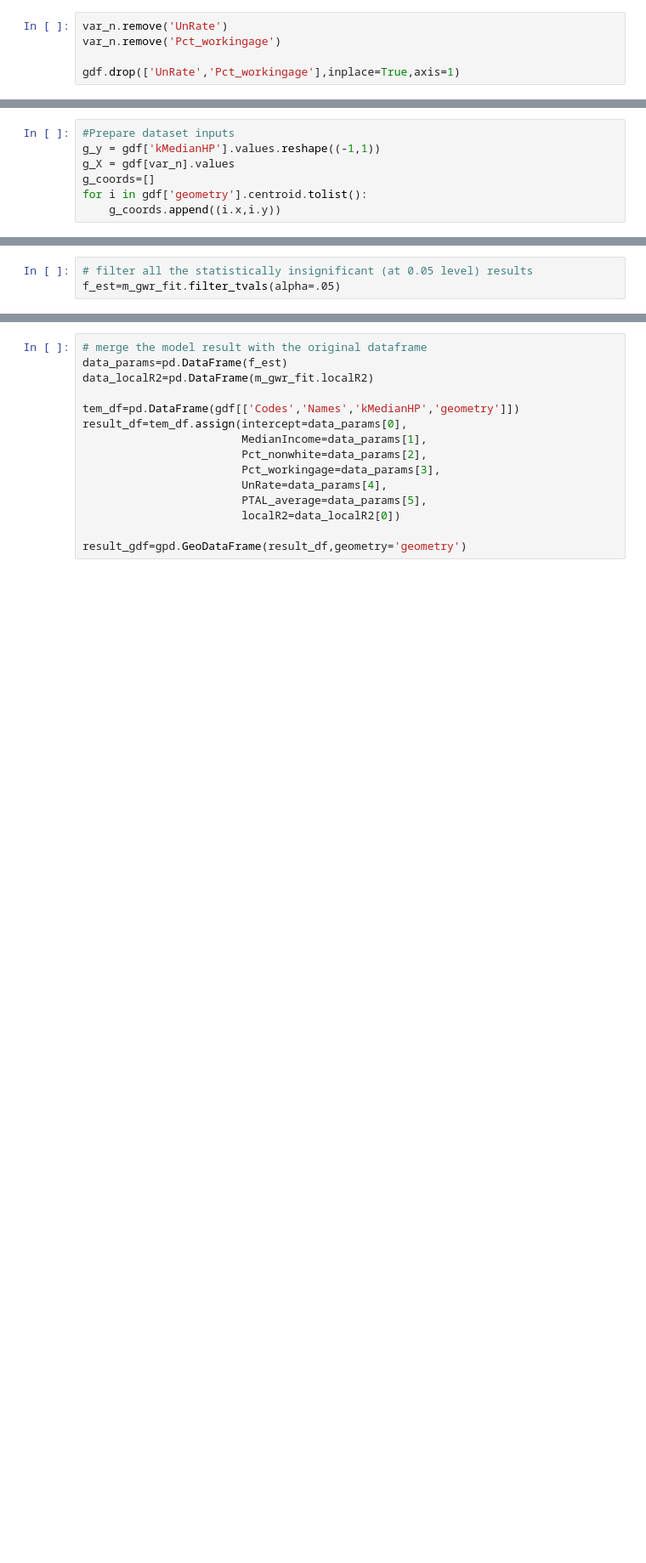
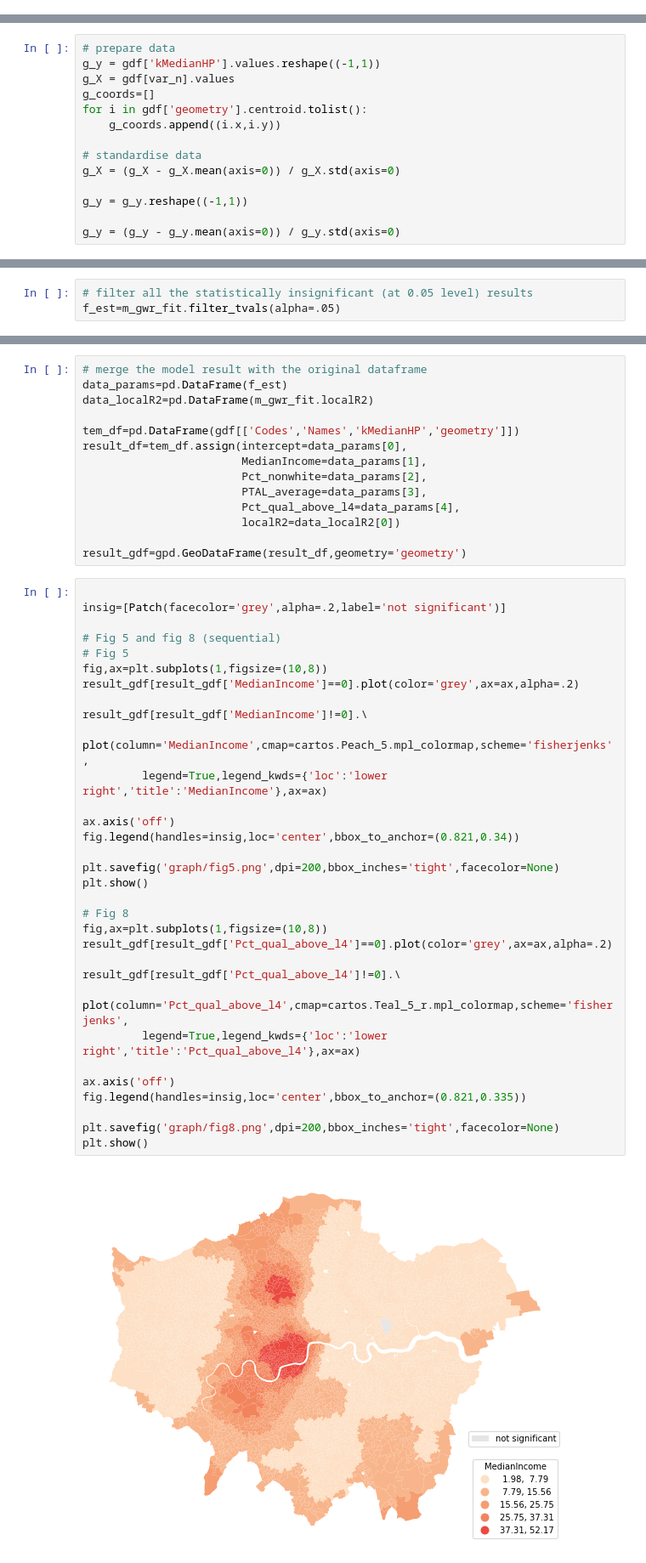
Before and after one commit to yulun-cd/asds-report, a Jupyter notebook: data analysis.ipynb, the cells around one changed output, grey strips where cells are left out. Shown at 85% size. Saved outputs shown, nothing was run; the diff lists cells and outputs as text; blank space fills up the shorter version.

```diff
--- a/data analysis.ipynb
+++ b/data analysis.ipynb
@@ -76,5 +95,0 @@ gdf.corr(method='kendall')['Pct_qual_above_l4']
-# %%
-var_n.remove('UnRate')
-var_n.remove('Pct_workingage')
-
-gdf.drop(['UnRate','Pct_workingage'],inplace=True,axis=1)
@@ -133,7 +146,14 @@ print(m_Lag.summary)
 # %%
-#Prepare dataset inputs
+# prepare data
 g_y = gdf['kMedianHP'].values.reshape((-1,1))
 g_X = gdf[var_n].values
 g_coords=[]
 for i in gdf['geometry'].centroid.tolist():
     g_coords.append((i.x,i.y))
+
+# standardise data
+g_X = (g_X - g_X.mean(axis=0)) / g_X.std(axis=0)
+
+g_y = g_y.reshape((-1,1))
+
+g_y = (g_y - g_y.mean(axis=0)) / g_y.std(axis=0)
@@ -159,9 +220,42 @@ tem_df=pd.DataFrame(gdf[['Codes','Names','kMedianHP','geometry']])
 result_df=tem_df.assign(intercept=data_params[0],
                         MedianIncome=data_params[1],
                         Pct_nonwhite=data_params[2],
-                        Pct_workingage=data_params[3],
-                        UnRate=data_params[4],
-                        PTAL_average=data_params[5],
+                        PTAL_average=data_params[3],
+                        Pct_qual_above_l4=data_params[4],
                         localR2=data_localR2[0])
 
 result_gdf=gpd.GeoDataFrame(result_df,geometry='geometry')
+# %%
+
+insig=[Patch(facecolor='grey',alpha=.2,label='not significant')]
+
+# Fig 5 and fig 8 (sequential)
+# Fig 5
+fig,ax=plt.subplots(1,figsize=(10,8))
+result_gdf[result_gdf['MedianIncome']==0].plot(color='grey',ax=ax,alpha=.2)
+
+result_gdf[result_gdf['MedianIncome']!=0].\
+    plot(column='MedianIncome',cmap=cartos.Peach_5.mpl_colormap,scheme='fisherjenks',
+         legend=True,legend_kwds={'loc':'lower right','title':'MedianIncome'},ax=ax)
+
+ax.axis('off')
+fig.legend(handles=insig,loc='center',bbox_to_anchor=(0.821,0.34))
+
+plt.savefig('graph/fig5.png',dpi=200,bbox_inches='tight',facecolor=None)
+plt.show()
+
+# Fig 8
+fig,ax=plt.subplots(1,figsize=(10,8))
+result_gdf[result_gdf['Pct_qual_above_l4']==0].plot(color='grey',ax=ax,alpha=.2)
+
+result_gdf[result_gdf['Pct_qual_above_l4']!=0].\
+    plot(column='Pct_qual_above_l4',cmap=cartos.Teal_5_r.mpl_colormap,scheme='fisherjenks',
+         legend=True,legend_kwds={'loc':'lower right','title':'Pct_qual_above_l4'},ax=ax)
+
+ax.axis('off')
+fig.legend(handles=insig,loc='center',bbox_to_anchor=(0.821,0.335))
+
+plt.savefig('graph/fig8.png',dpi=200,bbox_inches='tight',facecolor=None)
+plt.show()
+# %% [output]
+[figure, added]
```
Also changed, not shown: parts of 29 cells of this notebook.
